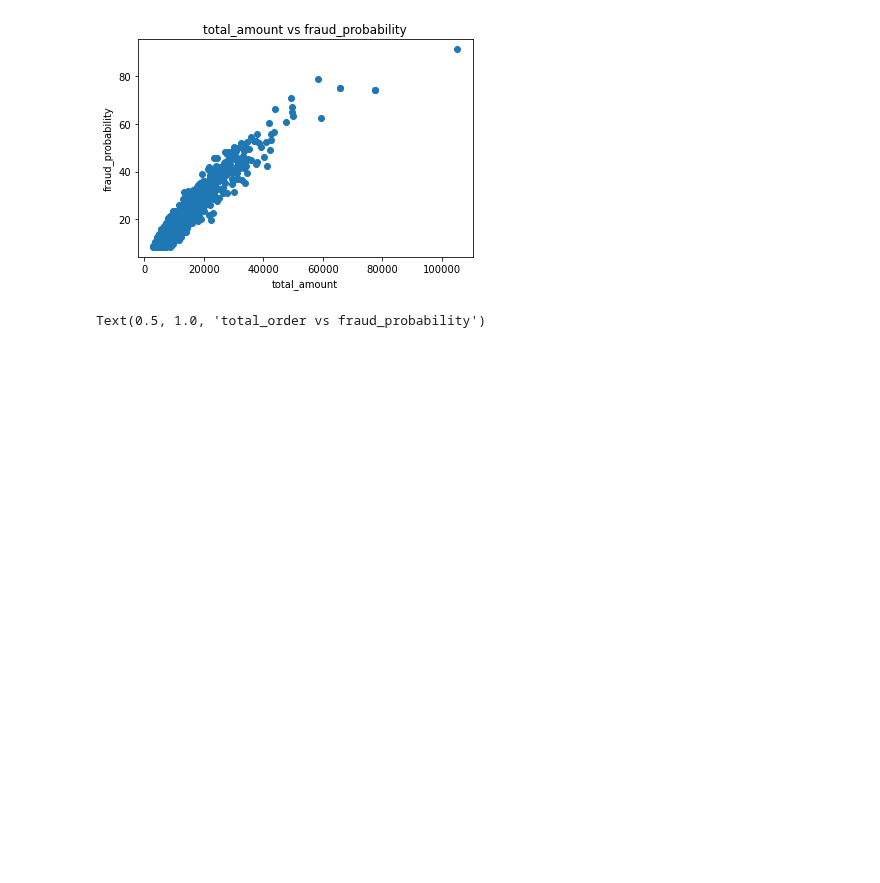
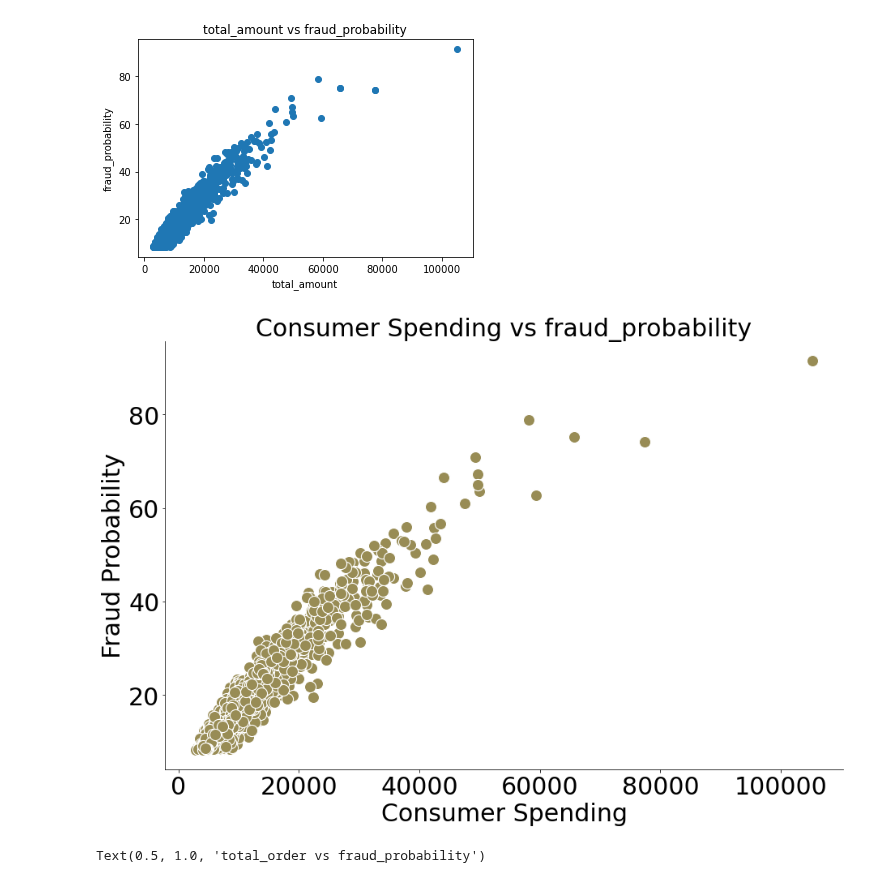
Before and after one commit to MAST30034-Applied-Data-Science/generic-buy-now-pay-later-project-group-19, a Jupyter notebook: notebooks/fraud.ipynb, the cells around one changed output. Drawn from its saved outputs; the diff is of its cells as text; code cells hidden in the pictures; blank space fills up the shorter version.

Commit message:
3d fitting graph

```diff
--- a/notebooks/fraud.ipynb
+++ b/notebooks/fraud.ipynb
@@ -58,6 +83,23 @@ plt.title('total_amount vs fraud_probability')
 # %% [output]
 Text(0.5, 1.0, 'total_amount vs fraud_probability')
 [figure]
+# %%
+import seaborn as sns
+fig, ax = plt.subplots(1, figsize=(13, 9))
+ax = sns.scatterplot(x=consumer_fraud_join_df1["total_amount"],y=consumer_fraud_join_df1["fraud_probability"], s=200, color='#988c55')
+fig = ax.figure
+
+ax.spines['right'].set_visible(False)
+ax.spines['top'].set_visible(False)
+ax.xaxis.set_tick_params(labelsize=30)
+ax.yaxis.set_tick_params(labelsize=30)
+ax.set_ylabel('Fraud Probability', fontsize=30)
+ax.set_xlabel('Consumer Spending', fontsize=30)
+ax.set_title('Consumer Spending vs fraud_probability',fontsize=30)
+fig.tight_layout()
+# fig.savefig('linear_fraud.png', transparent=True, dpi=300)
+# %% [output]
+[figure, added]
 # %%
 plt.scatter(x=consumer_fraud_join_df1["total_order"],y=consumer_fraud_join_df1["fraud_probability"])
 plt.xlabel('total_order')
```
Also changed, not shown: parts of 11 cells of this notebook.
